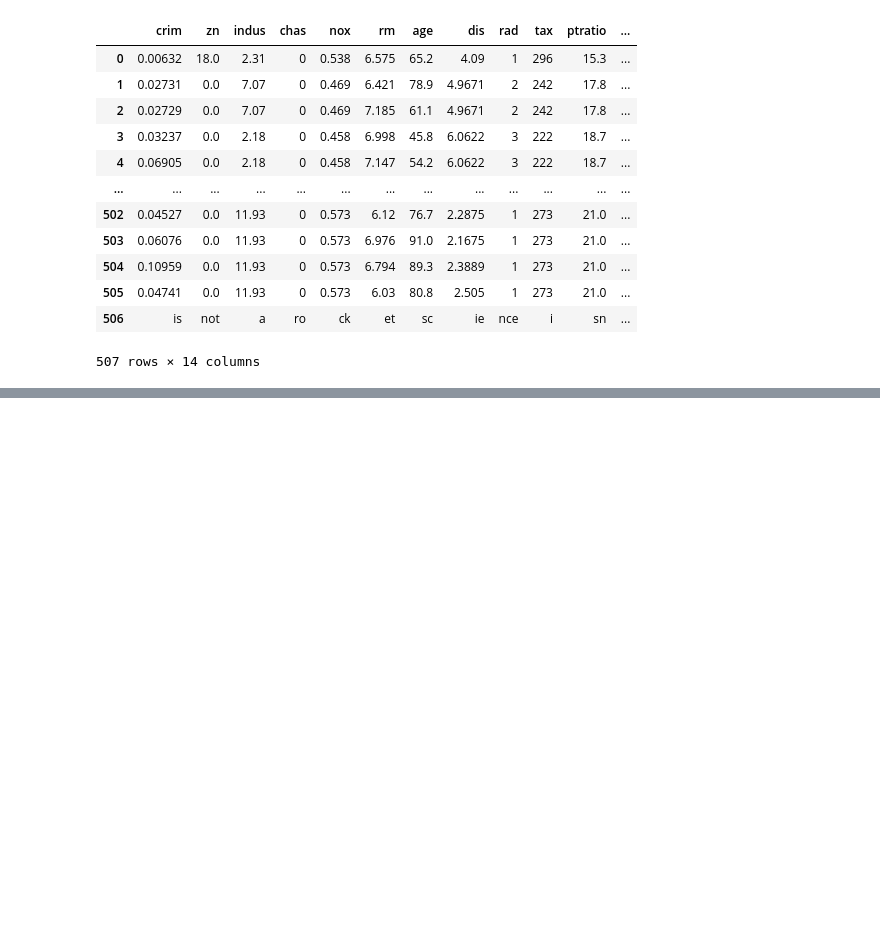
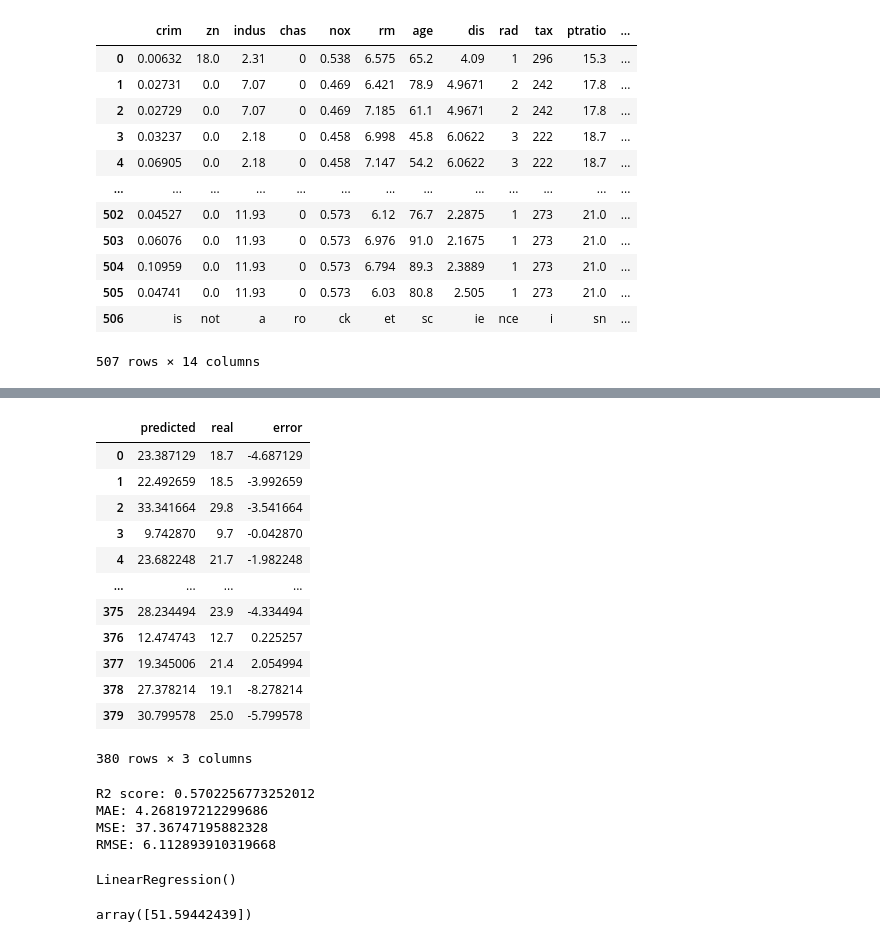
Before and after one commit to Alex868686/Esame-ML-ifoa23, a Jupyter notebook: test.ipynb, the cells around one changed output, grey strips where cells are left out. Cells and saved outputs as stored; diff of their text form; code cells hidden in the pictures; blank space fills up the shorter version.

```diff
--- a/test.ipynb
+++ b/test.ipynb
@@ -115,0 +145,3 @@ ValueError: zero-size array to reduction operation fmin which has no identity
+# %%
+res_df = pd.DataFrame(data=list(zip(y_pred, y_test)),columns=['predicted', 'real'])
+res_df
@@ -115,0 +162,43 @@ ValueError: zero-size array to reduction operation fmin which has no identity
+# %%
+res_df['error'] = res_df['real'] - res_df['predicted']
+res_df
+# %% [output]
+|  | predicted | real | error |
+| 0 | 23.387129 | 18.7 | -4.687129 |
+| 1 | 22.492659 | 18.5 | -3.992659 |
+| 2 | 33.341664 | 29.8 | -3.541664 |
+| 3 | 9.742870 | 9.7 | -0.042870 |
+| 4 | 23.682248 | 21.7 | -1.982248 |
+| ... | ... | ... | ... |
+| 375 | 28.234494 | 23.9 | -4.334494 |
+| 376 | 12.474743 | 12.7 | 0.225257 |
+| 377 | 19.345006 | 21.4 | 2.054994 |
+| 378 | 27.378214 | 19.1 | -8.278214 |
+| 379 | 30.799578 | 25.0 | -5.799578 |
+380 rows × 3 columns
+# %%
+r2score=r2_score(y_test,y_pred)
+mae=mean_absolute_error(y_test,y_pred)
+mse=mean_squared_error(y_test,y_pred)
+rmse=mean_squared_error(y_test,y_pred, squared=False)
+
+print('R2 score:',r2score)
+print('MAE:' ,mae)
+print('MSE:',mse)
+print('RMSE:',rmse)
+# %% [output]
+R2 score: 0.5702256773252012
+MAE: 4.268197212299686
+MSE: 37.36747195882328
+RMSE: 6.112893910319668
+# %%
+
+joblib.dump(model,'regression_test.pkl')
+newmodel = joblib.load('regression_test.pkl')
+newmodel
+# %% [output]
+LinearRegression()
+# %%
+newmodel.predict([[1,2,3,4]])
+# %% [output]
+array([51.59442439])
```
Also changed, not shown: parts of 19 cells of this notebook, 3 other files.
